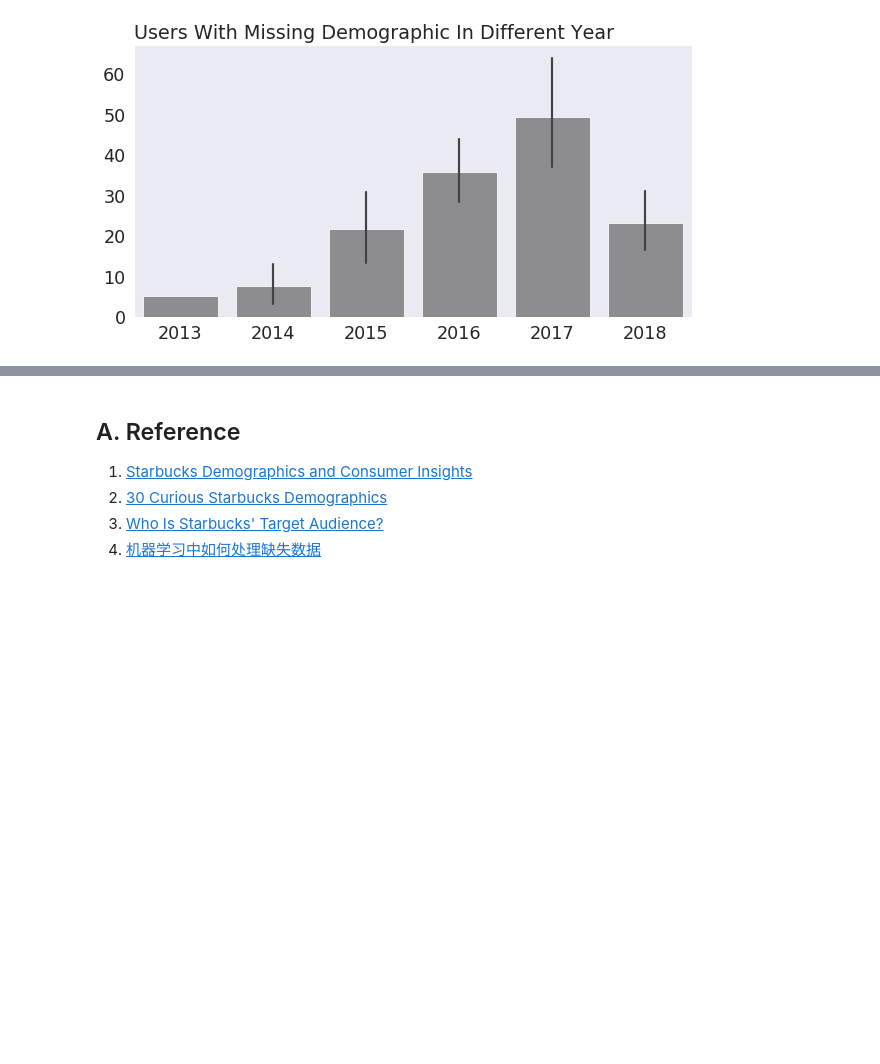
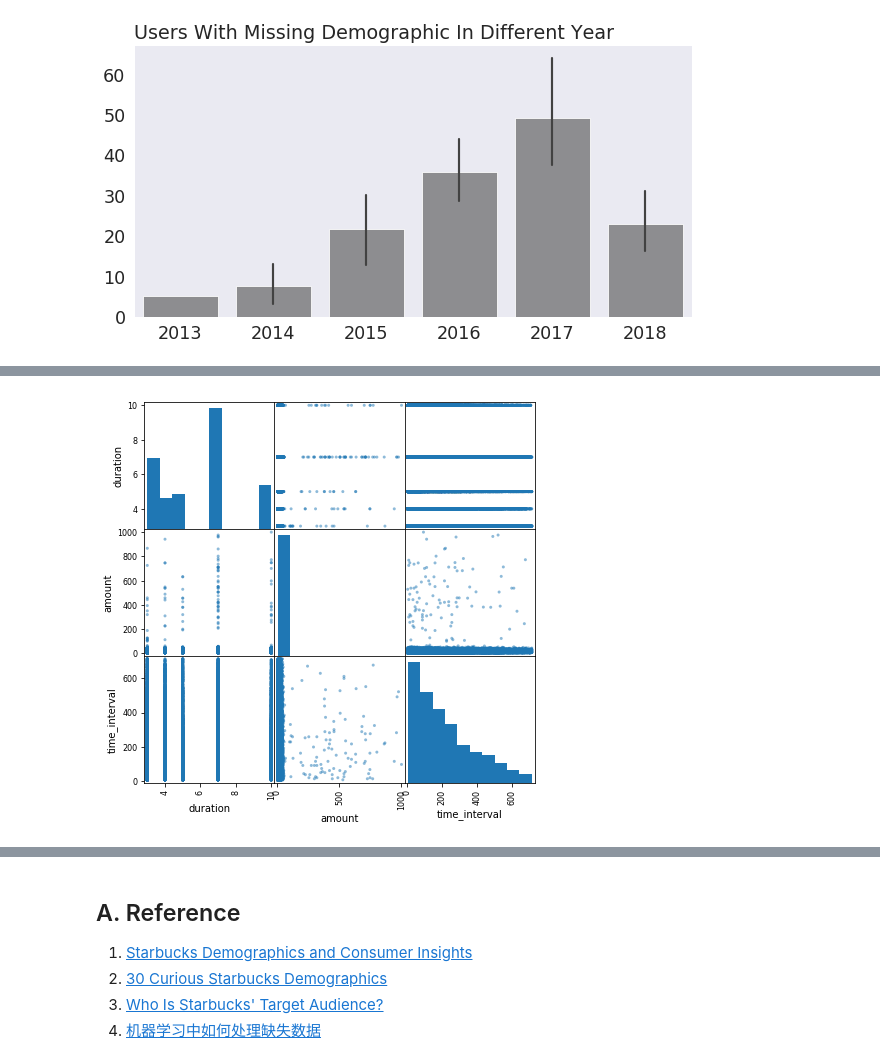
Before and after one commit to ZenRay/StarbucksReport, a Jupyter notebook: Starbucks_Capstone_notebook.ipynb, the cells around one changed output, grey strips where cells are left out. Saved outputs shown, nothing was run; the diff lists cells and outputs as text; code cells hidden in the pictures; blank space fills up the shorter version.

```diff
--- a/Starbucks_Capstone_notebook.ipynb
+++ b/Starbucks_Capstone_notebook.ipynb
@@ -912,0 +952,11 @@ data.groupby(["person", "offer_id", "event"]).filter(lambda x: len(x) > 2)
+# %%
+# feature engineering
+raw_data["difficulty"] = raw_data["difficulty"] / raw_data["duration"]
+
+
+raw_data.drop(["email", "reward_complete", "difficulty", "became_member_on"], axis=1, inplace=True)
+raw_data = pd.get_dummies(raw_data)
+# delete the unnecessary dummy featuer
+raw_data.drop(["gender_unknown", "income_fix_unknown", "offer_type_informational"], axis=1, inplace=True)
+
+raw_data["duration"] = raw_data.duration.astype("float16")
@@ -912,0 +986,4 @@ data.groupby(["person", "offer_id", "event"]).filter(lambda x: len(x) > 2)
+# %%
+pd.plotting.scatter_matrix(raw_data.select_dtypes(include=["float16", "float64"]), figsize=(7, 7));
+# %% [output]
+[figure, added]
```
Also changed, not shown: parts of 49 cells of this notebook.
